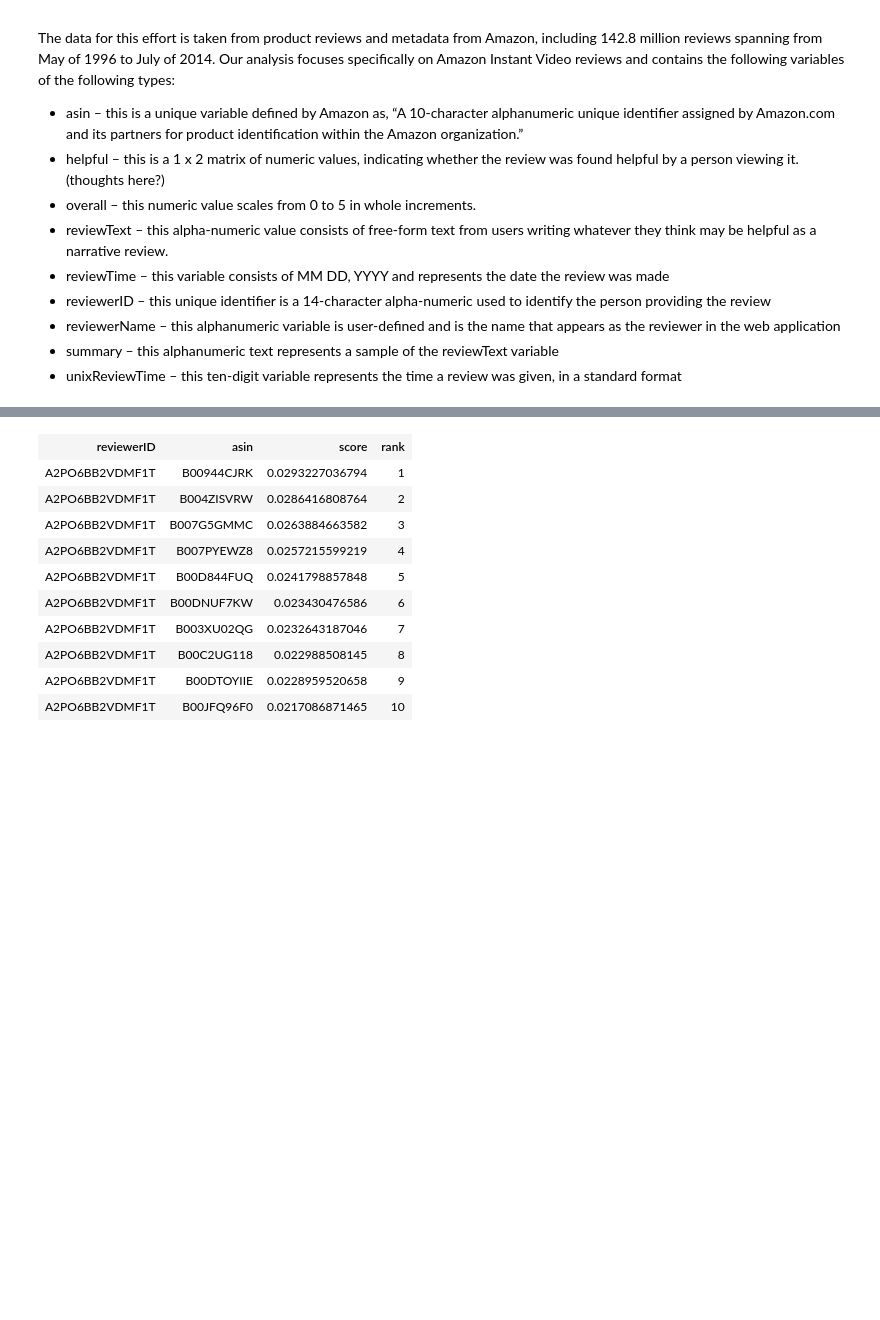
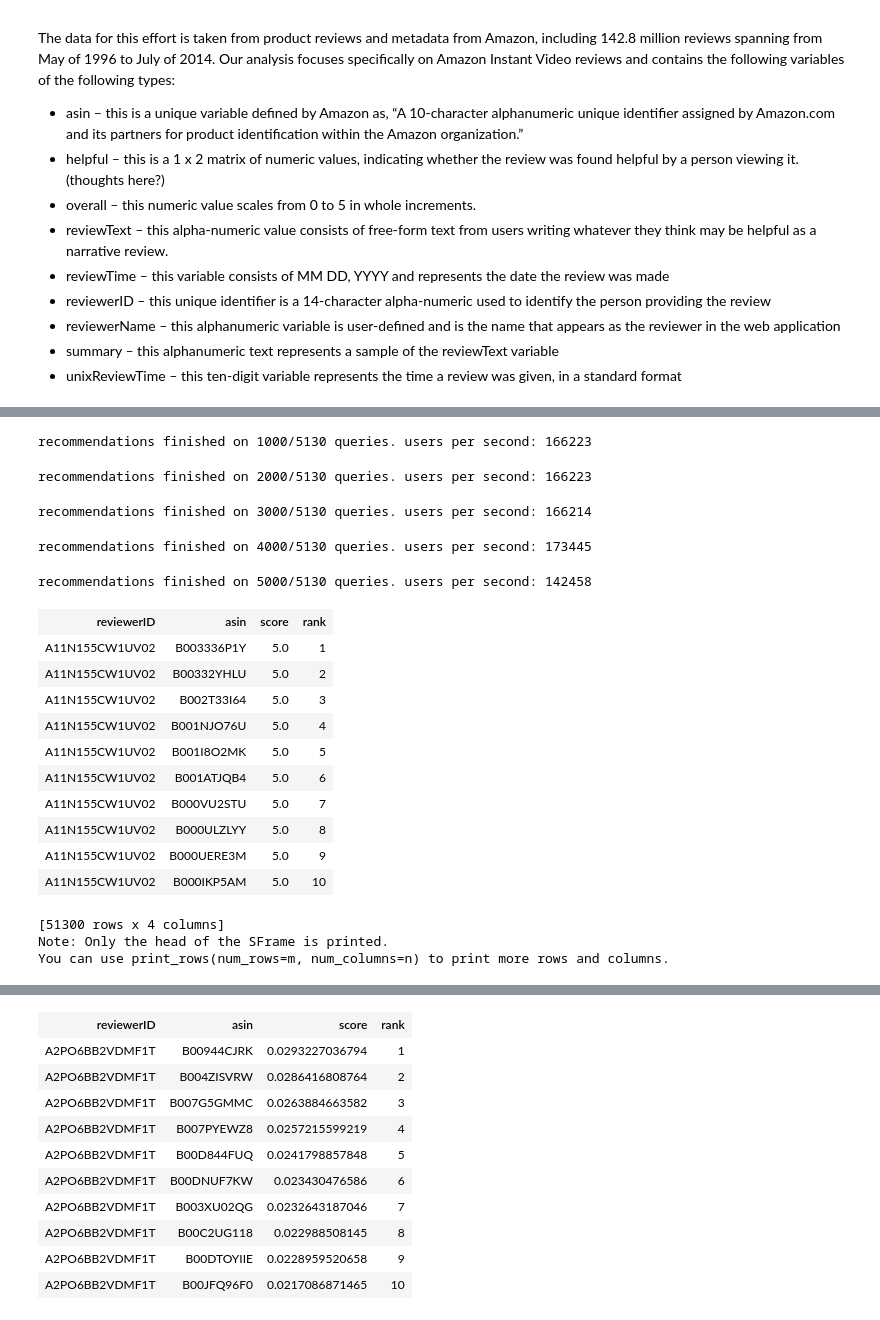
Before and after one commit to RahnL/DataScience-SMU, a Jupyter notebook: DataMining/Recommender System Sample.ipynb, the cells around one changed output, grey strips where cells are left out. Saved outputs shown, nothing was run; the diff lists cells and outputs as text; code cells hidden in the pictures; blank space fills up the shorter version.

```diff
--- a/DataMining/Recommender System Sample.ipynb
+++ b/DataMining/Recommender System Sample.ipynb
@@ -36,8 +41,8 @@ import matplotlib.pyplot as plt
 %matplotlib inline
 # %%
 # Load the data.  It's already been downloaded from the site listed above
-amazonfile = 'C:/Users/trogers/Documents/GitHub/DataScience-SMU/DataMining/data/Amazon_Instant_Video_5.json'
-# amazonfile = './data/Amazon_Instant_Video_5.json
+# amazonfile = 'C:/Users/trogers/Documents/GitHub/DataScience-SMU/DataMining/data/Amazon_Instant_Video_5.json'
+amazonfile = './data/Amazon_Instant_Video_5.json'
 sf = gl.SFrame.read_json(amazonfile,orient='lines')
 sf.head()
 # %% [output]
@@ -85,0 +97,4 @@ Create a collaborative filter, from the sample.
+# %%
+# remember "overall" is the rating field.
+popularity_model = gl.popularity_recommender.create(train_set, user_id='reviewerID', item_id='asin',
+                                                    target='overall', user_data=None, item_data=None,random_seed=0,verbose=True)
@@ -85,0 +117,22 @@ Create a collaborative filter, from the sample.
+# %%
+popularity_model.recommend()
+# %% [output]
+recommendations finished on 1000/5130 queries. users per second: 166223
+recommendations finished on 2000/5130 queries. users per second: 166223
+recommendations finished on 3000/5130 queries. users per second: 166214
+recommendations finished on 4000/5130 queries. users per second: 173445
+recommendations finished on 5000/5130 queries. users per second: 142458
+| reviewerID | asin | score | rank |
+| A11N155CW1UV02 | B003336P1Y | 5.0 | 1 |
+| A11N155CW1UV02 | B00332YHLU | 5.0 | 2 |
+| A11N155CW1UV02 | B002T33I64 | 5.0 | 3 |
+| A11N155CW1UV02 | B001NJO76U | 5.0 | 4 |
+| A11N155CW1UV02 | B001I8O2MK | 5.0 | 5 |
+| A11N155CW1UV02 | B001ATJQB4 | 5.0 | 6 |
+| A11N155CW1UV02 | B000VU2STU | 5.0 | 7 |
+| A11N155CW1UV02 | B000ULZLYY | 5.0 | 8 |
+| A11N155CW1UV02 | B000UERE3M | 5.0 | 9 |
+| A11N155CW1UV02 | B000IKP5AM | 5.0 | 10 |
+[51300 rows x 4 columns]
+Note: Only the head of the SFrame is printed.
+You can use print_rows(num_rows=m, num_columns=n) to print more rows and columns.
```
Also changed, not shown: parts of 22 cells of this notebook.
